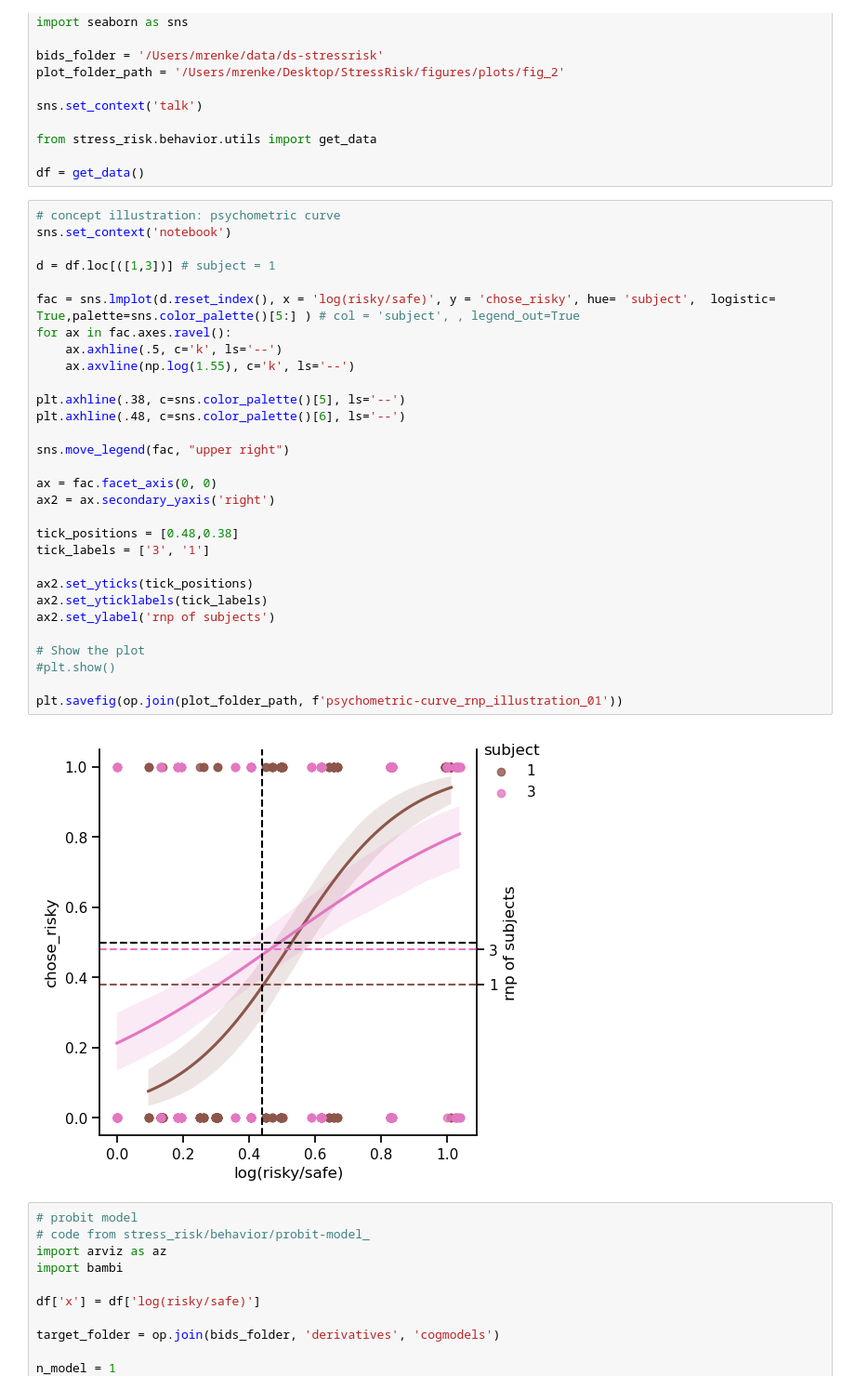
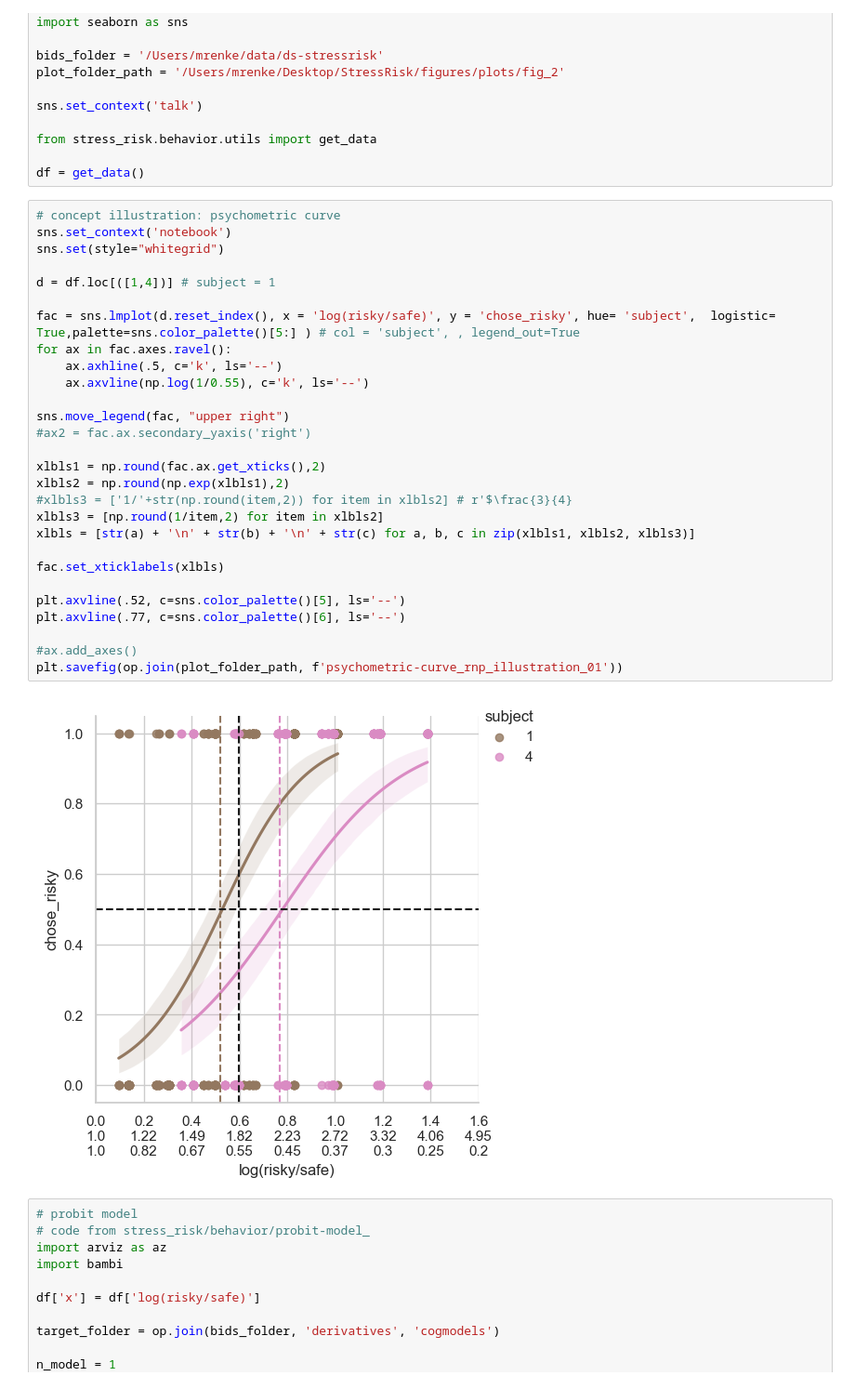
Before and after one commit to Gilles86/stress_risk, a Jupyter notebook: stress_risk/plots_for_paper/fig2_rnp.ipynb, the cells around one changed output. Shown at 93% size. Cells and saved outputs as stored; diff of their text form.

Commit message:
paper plots notebooks etc.

```diff
--- a/stress_risk/plots_for_paper/fig2_rnp.ipynb
+++ b/stress_risk/plots_for_paper/fig2_rnp.ipynb
@@ -16,35 +16,33 @@ df = get_data()
 # %%
 # concept illustration: psychometric curve
 sns.set_context('notebook')
+sns.set(style="whitegrid")
 
-d = df.loc[([1,3])] # subject = 1
+d = df.loc[([1,4])] # subject = 1
 
 fac = sns.lmplot(d.reset_index(), x = 'log(risky/safe)', y = 'chose_risky', hue= 'subject',  logistic= True,palette=sns.color_palette()[5:] ) # col = 'subject', , legend_out=True
 for ax in fac.axes.ravel():
     ax.axhline(.5, c='k', ls='--')
-    ax.axvline(np.log(1.55), c='k', ls='--')
-
-plt.axhline(.38, c=sns.color_palette()[5], ls='--')
-plt.axhline(.48, c=sns.color_palette()[6], ls='--')
+    ax.axvline(np.log(1/0.55), c='k', ls='--')
 
 sns.move_legend(fac, "upper right")
+#ax2 = fac.ax.secondary_yaxis('right')
 
-ax = fac.facet_axis(0, 0)
-ax2 = ax.secondary_yaxis('right')
+xlbls1 = np.round(fac.ax.get_xticks(),2)
+xlbls2 = np.round(np.exp(xlbls1),2)
+#xlbls3 = ['1/'+str(np.round(item,2)) for item in xlbls2] # r'$\frac{3}{4}
+xlbls3 = [np.round(1/item,2) for item in xlbls2]
+xlbls = [str(a) + '\n' + str(b) + '\n' + str(c) for a, b, c in zip(xlbls1, xlbls2, xlbls3)]
 
-tick_positions = [0.48,0.38]
-tick_labels = ['3', '1']
+fac.set_xticklabels(xlbls)
 
-ax2.set_yticks(tick_positions)
-ax2.set_yticklabels(tick_labels)
-ax2.set_ylabel('rnp of subjects')
+plt.axvline(.52, c=sns.color_palette()[5], ls='--')
+plt.axvline(.77, c=sns.color_palette()[6], ls='--')
 
-# Show the plot
-#plt.show()
-
+#ax.add_axes()
 plt.savefig(op.join(plot_folder_path, f'psychometric-curve_rnp_illustration_01'))
 # %% [output]
-[figure, old version]
+[figure, new version]
 # %%
 # probit model
 # code from stress_risk/behavior/probit-model_
```
Also changed, not shown: 13 other files.
